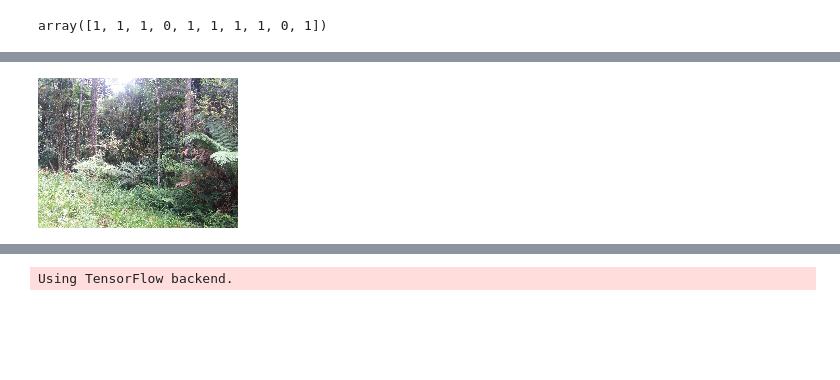
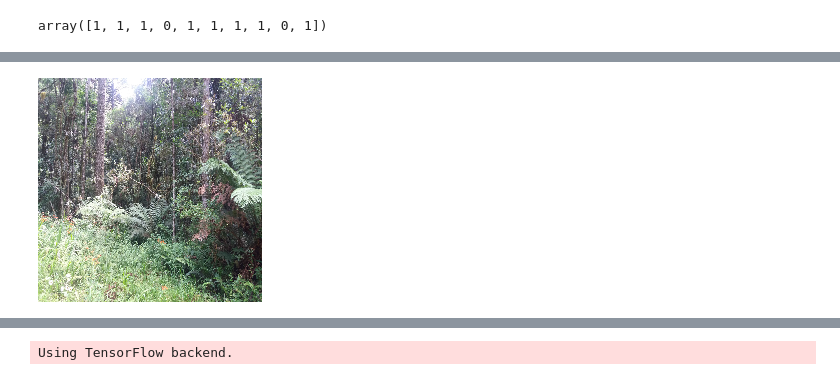
Before and after one commit to alekseisolovev/kaggle, a Jupyter notebook: invasive-species/nn_vgg16.ipynb, the cells around one changed output, grey strips where cells are left out. Cells and saved outputs as stored; diff of their text form; code cells hidden in the pictures; blank space fills up the shorter version.

```diff
--- a/invasive-species/nn_vgg16.ipynb
+++ b/invasive-species/nn_vgg16.ipynb
@@ -175,8 +174,8 @@ array([[ 0.9879055]], dtype=float32)
 # %%
-test_img = load_img('test/2.jpg', target_size=(150,200))
+test_img = load_img('test/2.jpg', target_size=(224,224))
 test_img
 # %% [output]
-[figure, old version]
+[figure, new version]
 # %%
 test_img = img_to_array(test_img)
 test_img = test_img.reshape((1,) + test_img.shape) / 255
```
Also changed, not shown: parts of 24 cells of this notebook.
